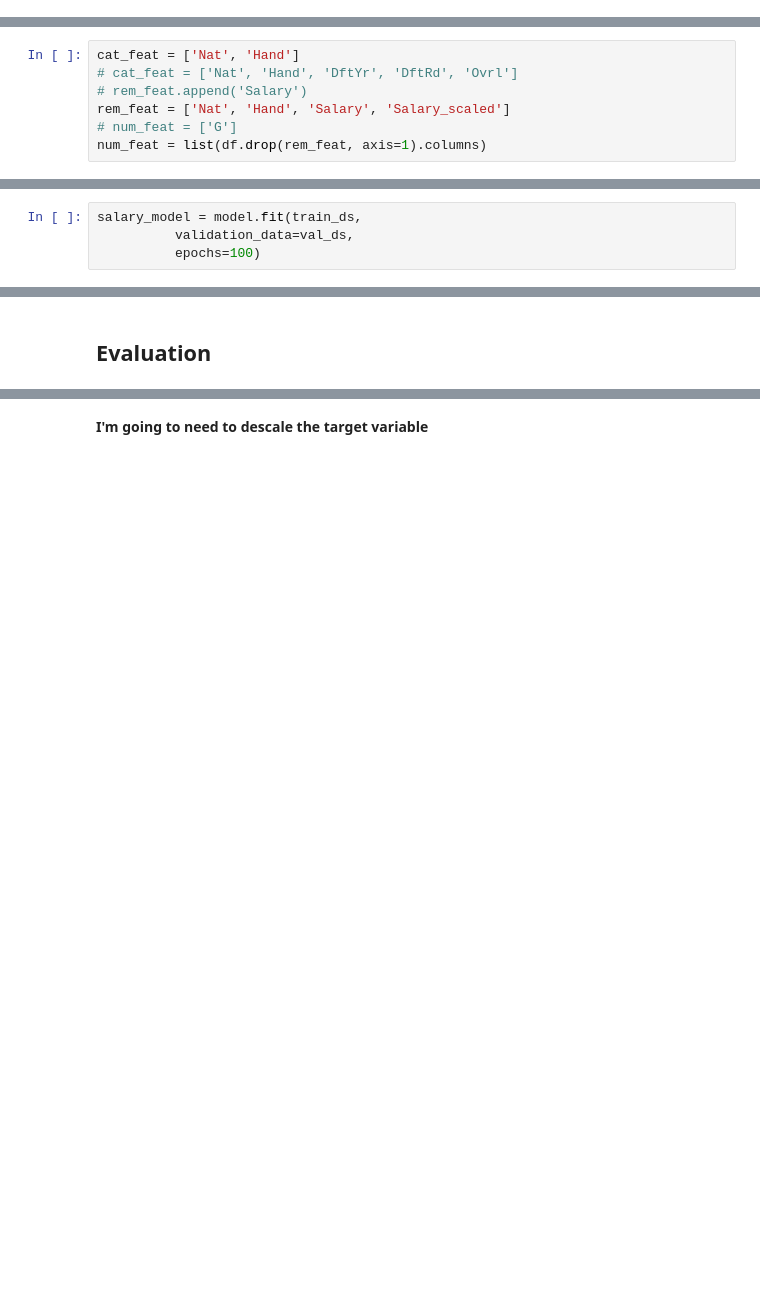
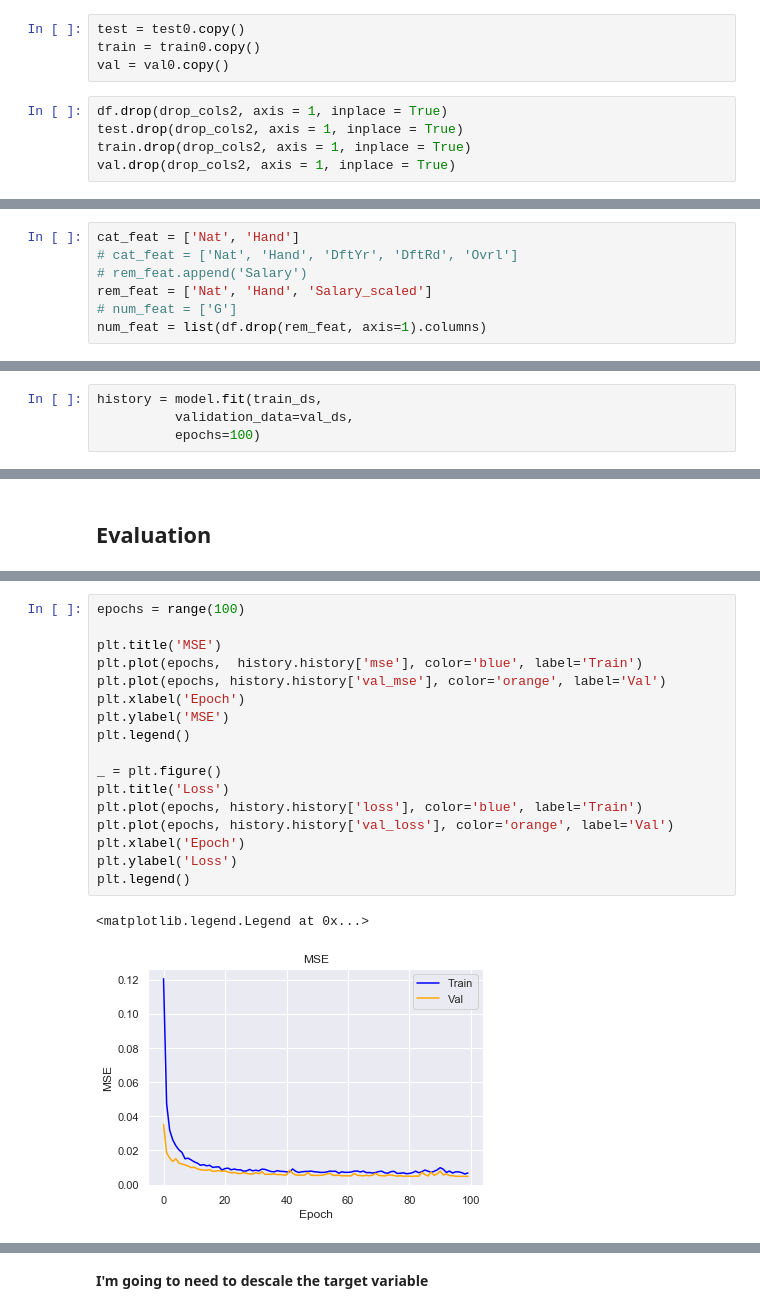
Before and after one commit to Pat-Hamilton/Thinkful, a Jupyter notebook: NHL Capstone.ipynb, the cells around one changed output, grey strips where cells are left out. Drawn from its saved outputs; the diff is of its cells as text; blank space fills up the shorter version.

```diff
--- a/NHL Capstone.ipynb
+++ b/NHL Capstone.ipynb
@@ -1095,6 +1101,15 @@ print(len(test), 'test examples')
 525 train examples
 175 validation examples
 175 test examples
+# %%
+test = test0.copy()
+train = train0.copy()
+val = val0.copy()
+# %%
+df.drop(drop_cols2, axis = 1, inplace = True)
+test.drop(drop_cols2, axis = 1, inplace = True)
+train.drop(drop_cols2, axis = 1, inplace = True)
+val.drop(drop_cols2, axis = 1, inplace = True)
 # %% [markdown]
 ### Input Pipeline
 # %%
@@ -1142,7 +1157,7 @@ A batch of targets: tf.Tensor(
 cat_feat = ['Nat', 'Hand']
 # cat_feat = ['Nat', 'Hand', 'DftYr', 'DftRd', 'Ovrl']
 # rem_feat.append('Salary')
-rem_feat = ['Nat', 'Hand', 'Salary', 'Salary_scaled']
+rem_feat = ['Nat', 'Hand', 'Salary_scaled']
 # num_feat = ['G']
 num_feat = list(df.drop(rem_feat, axis=1).columns)
 # %% [markdown]
@@ -1194,7 +1209,7 @@ model.compile(optimizer='adam',
 # %% [markdown]
 **Fitting the Model**
 # %%
-salary_model = model.fit(train_ds,
+history = model.fit(train_ds,
           validation_data=val_ds,
           epochs=100)
 # %% [output]
@@ -1231,0 +1246,20 @@ Mean Squared Error:  80719.24280375242
+# %%
+epochs = range(100)
+
+plt.title('MSE')
+plt.plot(epochs,  history.history['mse'], color='blue', label='Train')
+plt.plot(epochs, history.history['val_mse'], color='orange', label='Val')
+plt.xlabel('Epoch')
+plt.ylabel('MSE')
+plt.legend()
+
+_ = plt.figure()
+plt.title('Loss')
+plt.plot(epochs, history.history['loss'], color='blue', label='Train')
+plt.plot(epochs, history.history['val_loss'], color='orange', label='Val')
+plt.xlabel('Epoch')
+plt.ylabel('Loss')
+plt.legend()
+# %% [output]
+<matplotlib.legend.Legend at 0x...>
+[figure, added]
```
Also changed, not shown: parts of 31 cells of this notebook.
